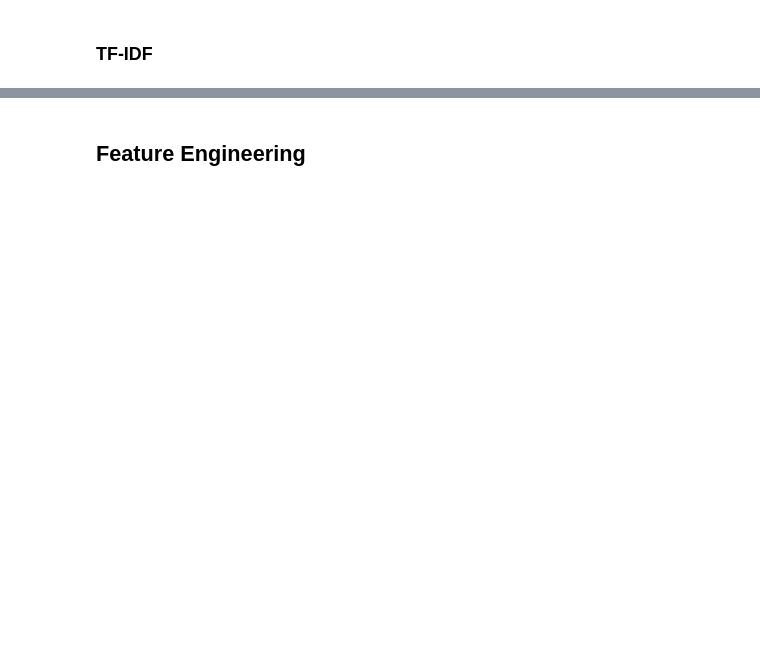
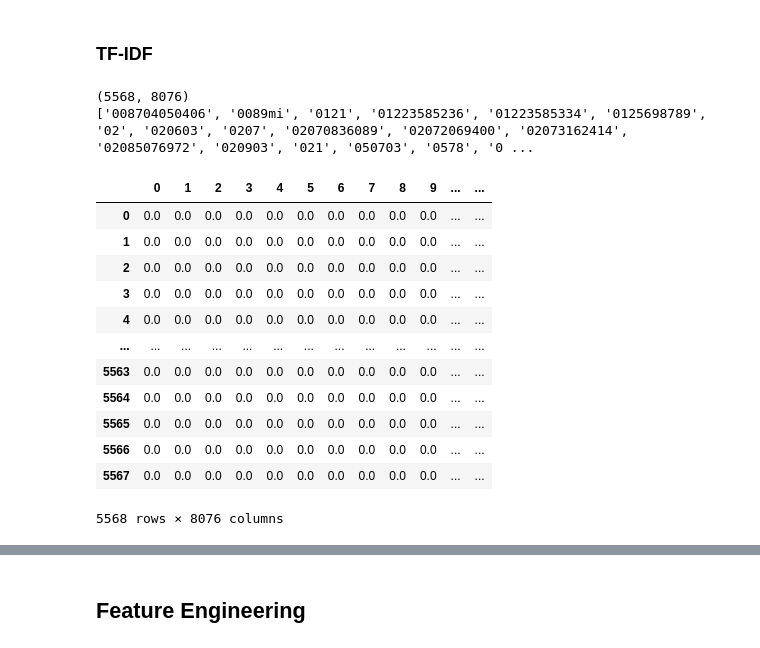
Before and after one commit to abhiyanbhattarai/NLP-Tutorial, a Jupyter notebook: NLP Learning.ipynb, the cells around one changed output, grey strips where cells are left out. Saved outputs shown, nothing was run; the diff lists cells and outputs as text; code cells hidden in the pictures; blank space fills up the shorter version.

```diff
--- a/NLP Learning.ipynb
+++ b/NLP Learning.ipynb
@@ -366,0 +374,29 @@ X_counts_df
+# %%
+tfidf_vect = TfidfVectorizer()
+tfidf_count = tfidf_vect.fit_transform(text_corpus)
+# %%
+print(tfidf_count.shape)
+
+feature_names = tfidf_vect.get_feature_names()
+# printing the first 100 feature names
+print(feature_names[:100])
+# %% [output]
+(5568, 8076)
+['008704050406', '0089mi', '0121', '01223585236', '01223585334', '0125698789', '02', '020603', '0207', '02070836089', '02072069400', '02073162414', '02085076972', '020903', '021', '050703', '0578', '0 ...
+# %%
+tfidf_count_df = pd.DataFrame(tfidf_count.toarray())
+tfidf_count_df
+# %% [output]
+|  | 0 | 1 | 2 | 3 | 4 | 5 | 6 | 7 | 8 | 9 | ... | ... |
+| 0 | 0.0 | 0.0 | 0.0 | 0.0 | 0.0 | 0.0 | 0.0 | 0.0 | 0.0 | 0.0 | ... | ... |
+| 1 | 0.0 | 0.0 | 0.0 | 0.0 | 0.0 | 0.0 | 0.0 | 0.0 | 0.0 | 0.0 | ... | ... |
+| 2 | 0.0 | 0.0 | 0.0 | 0.0 | 0.0 | 0.0 | 0.0 | 0.0 | 0.0 | 0.0 | ... | ... |
+| 3 | 0.0 | 0.0 | 0.0 | 0.0 | 0.0 | 0.0 | 0.0 | 0.0 | 0.0 | 0.0 | ... | ... |
+| 4 | 0.0 | 0.0 | 0.0 | 0.0 | 0.0 | 0.0 | 0.0 | 0.0 | 0.0 | 0.0 | ... | ... |
+| ... | ... | ... | ... | ... | ... | ... | ... | ... | ... | ... | ... | ... |
+| 5563 | 0.0 | 0.0 | 0.0 | 0.0 | 0.0 | 0.0 | 0.0 | 0.0 | 0.0 | 0.0 | ... | ... |
+| 5564 | 0.0 | 0.0 | 0.0 | 0.0 | 0.0 | 0.0 | 0.0 | 0.0 | 0.0 | 0.0 | ... | ... |
+| 5565 | 0.0 | 0.0 | 0.0 | 0.0 | 0.0 | 0.0 | 0.0 | 0.0 | 0.0 | 0.0 | ... | ... |
+| 5566 | 0.0 | 0.0 | 0.0 | 0.0 | 0.0 | 0.0 | 0.0 | 0.0 | 0.0 | 0.0 | ... | ... |
+| 5567 | 0.0 | 0.0 | 0.0 | 0.0 | 0.0 | 0.0 | 0.0 | 0.0 | 0.0 | 0.0 | ... | ... |
+5568 rows × 8076 columns
```
Also changed, not shown: parts of 25 cells of this notebook.
